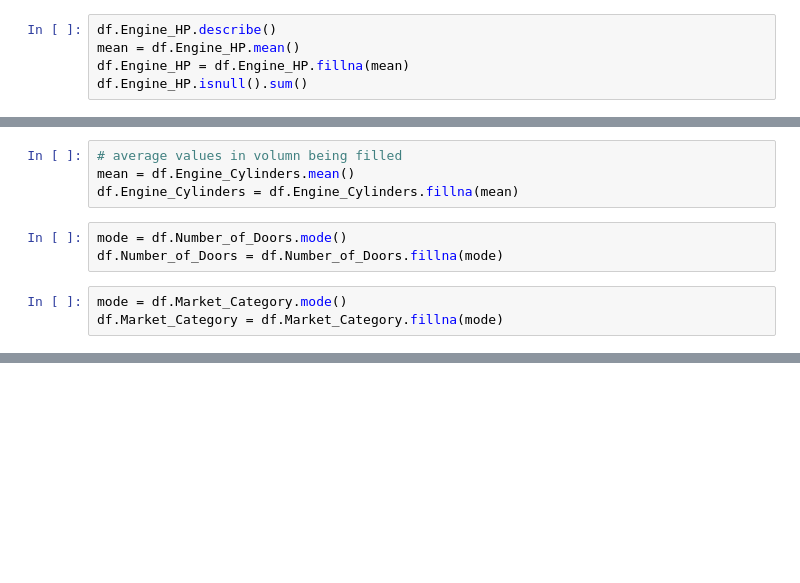
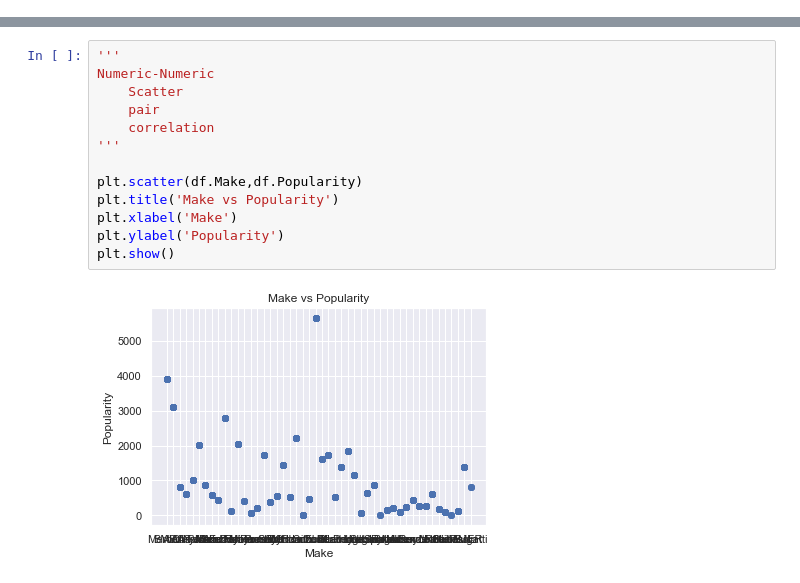
Before and after one commit to benjaminbrown038/Data-Science-Techniques, a Jupyter notebook: vehicle.ipynb, the cells around one changed output, grey strips where cells are left out. Drawn from its saved outputs; the diff is of its cells as text; blank space fills up the shorter version.

```diff
--- a/vehicle.ipynb
+++ b/vehicle.ipynb
@@ -81,5 +201,0 @@ df.Engine_Fuel_Type = df.Engine_Fuel_Type.fillna(mode)
-# %%
-df.Engine_HP.describe()
-mean = df.Engine_HP.mean()
-df.Engine_HP = df.Engine_HP.fillna(mean)
-df.Engine_HP.isnull().sum()
@@ -96,10 +201,0 @@ Name: Engine_HP, dtype: float64
-# %%
-# average values in volumn being filled
-mean = df.Engine_Cylinders.mean()
-df.Engine_Cylinders = df.Engine_Cylinders.fillna(mean)
-# %%
-mode = df.Number_of_Doors.mode()
-df.Number_of_Doors = df.Number_of_Doors.fillna(mode)
-# %%
-mode = df.Market_Category.mode()
-df.Market_Category = df.Market_Category.fillna(mode)
@@ -105,0 +210,15 @@ df.Market_Category = df.Market_Category.fillna(mode)
+# %%
+'''
+Numeric-Numeric
+    Scatter
+    pair
+    correlation
+'''
+
+plt.scatter(df.Make,df.Popularity)
+plt.title('Make vs Popularity')
+plt.xlabel('Make')
+plt.ylabel('Popularity')
+plt.show()
+# %% [output]
+[figure, added]
```
Also changed, not shown: parts of 31 cells of this notebook, 7 other files.
